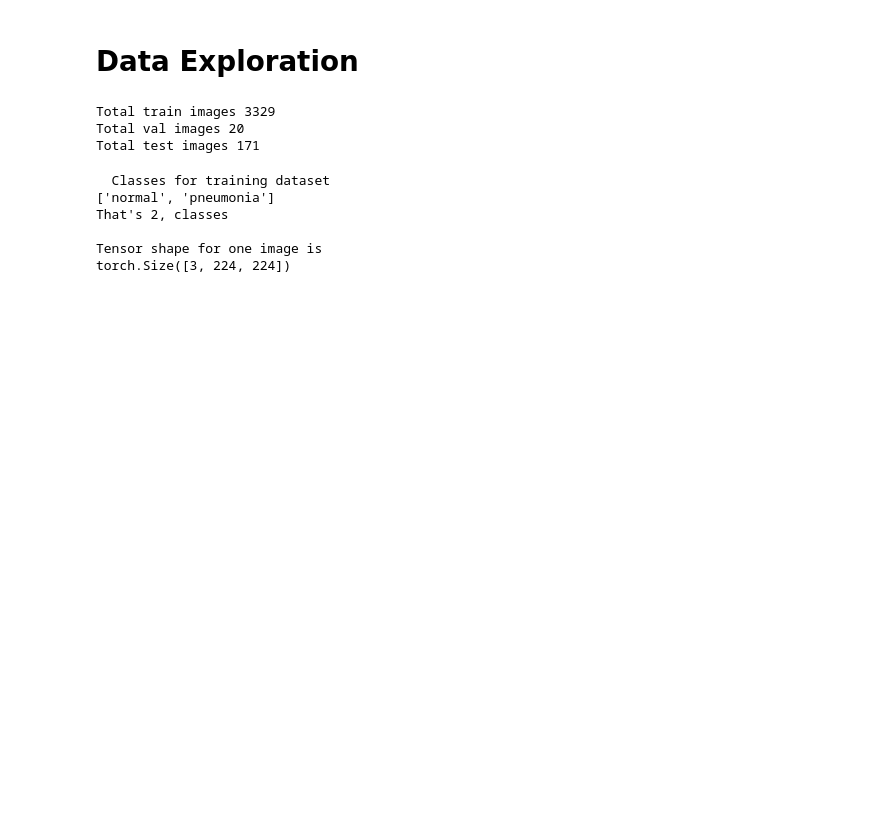
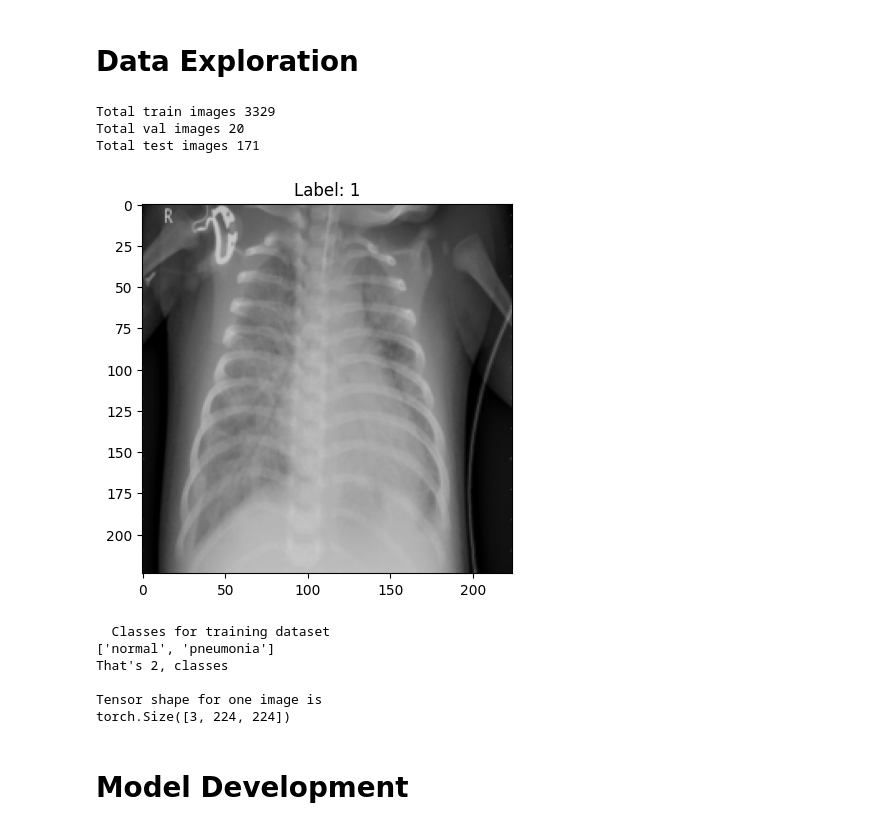
Before and after one commit to richardmukechiwa/Pnuemonia-Xray-ImageClassification, a Jupyter notebook: PnuemoniaClassification.ipynb, the cells around one changed output. Cells and saved outputs as stored; diff of their text form; code cells hidden in the pictures; blank space fills up the shorter version.

```diff
--- a/PnuemoniaClassification.ipynb
+++ b/PnuemoniaClassification.ipynb
@@ -67,8 +67,21 @@ val_path = ("/content/drive/MyDrive/chest_xray/val")
 # %% [markdown]
 # **Data Exploration**
 # %%
-class ConvertToRGB:
+# converting images to RGB
+class ConvertToRGB():
   def __call__(self, img):
-     if img.mode != "RGB":
-      img = img.convert('RGB')
-     return img
+    if img.mode != 'RGB':
+      img = img.convert("RGB")
+    return img
+
+# defining transforms
+
+transform = transforms.Compose(
+    [
+        ConvertToRGB(),
+        transforms.Resize((224, 224)),
+        transforms.ToTensor(),
+
+
+    ]
+)
@@ -97,5 +100,18 @@ print("Total test images", len(test_dataset))
 Total train images 3329
 Total val images 20
 Total test images 171
+# %%
+# Visualize a sample image
+def image_label(i):
+  image, label = train_dataset[i]
+  0 <= i <= len(train_dataset)
+  plt.imshow(image.permute(1, 2, 0))
+  plt.title(f"Label: {label}")
+  plt.show()
+# %%
+# using the function to get an image
+image_label(368)
+# %% [output]
+[figure, added]
 # %%
 #checking train dataset classes
@@ -114,0 +144,2 @@ torch.Size([3, 224, 224])
+# %% [markdown]
+# **Model Development**
```
Also changed, not shown: parts of 10 cells of this notebook.
